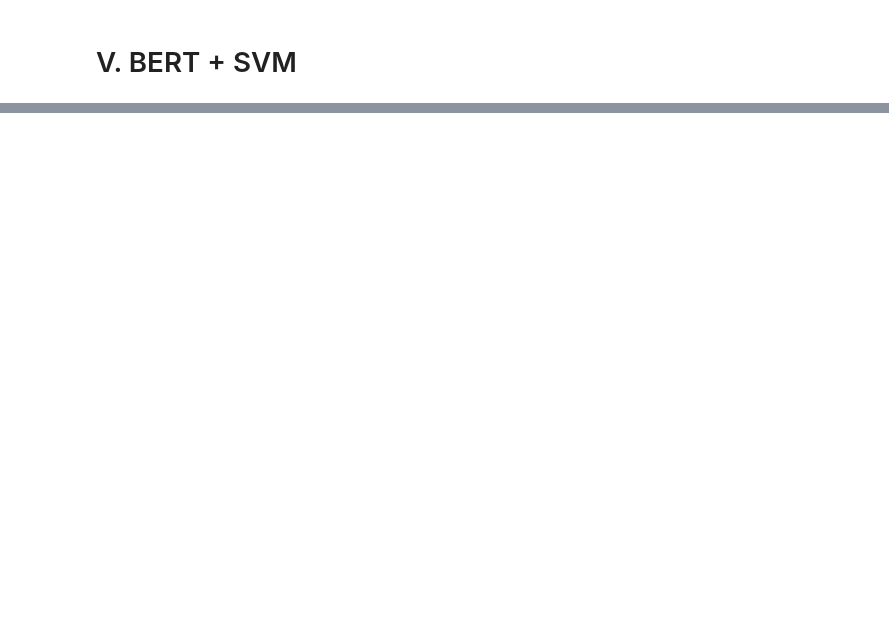
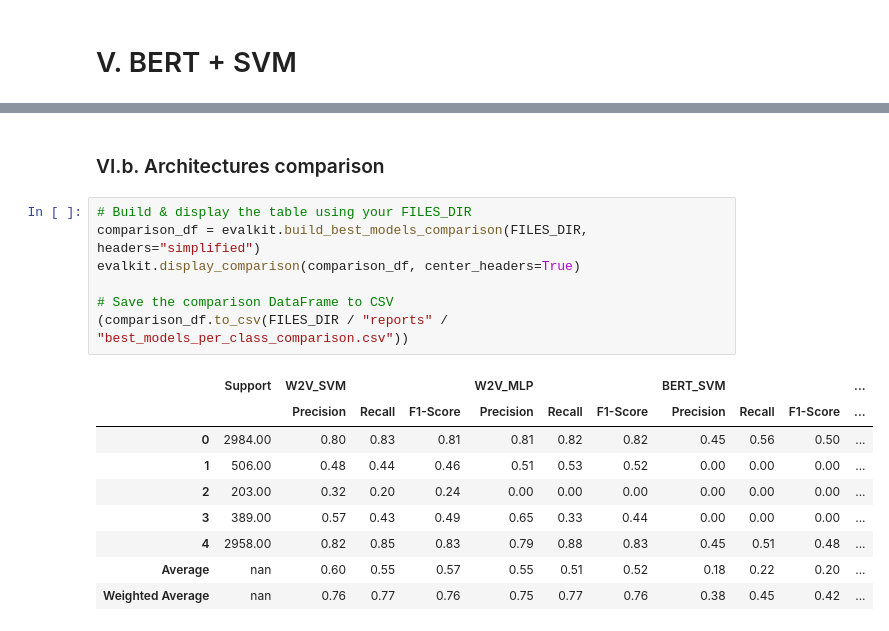
Before and after one commit to antek-lopacz/sentiment_analysis_bitcoin, a Jupyter notebook: main.ipynb, the cells around one changed output, grey strips where cells are left out. Drawn from its saved outputs; the diff is of its cells as text; blank space fills up the shorter version.

```diff
--- a/main.ipynb
+++ b/main.ipynb
@@ -542,0 +1181,19 @@ print("Predicted Class:", class_dict[predicted_class])
+# %% [markdown]
+### VI.b. Architectures comparison
+# %%
+# Build & display the table using your FILES_DIR
+comparison_df = evalkit.build_best_models_comparison(FILES_DIR, headers="simplified")
+evalkit.display_comparison(comparison_df, center_headers=True)
+
+# Save the comparison DataFrame to CSV
+(comparison_df.to_csv(FILES_DIR / "reports" / "best_models_per_class_comparison.csv"))
+# %% [output]
+|  | Support | W2V_SVM |  |  | W2V_MLP |  |  | BERT_SVM |  |  | ... |
+|  |  | Precision | Recall | F1-Score | Precision | Recall | F1-Score | Precision | Recall | F1-Score | ... |
+| 0 | 2984.00 | 0.80 | 0.83 | 0.81 | 0.81 | 0.82 | 0.82 | 0.45 | 0.56 | 0.50 | ... |
+| 1 | 506.00 | 0.48 | 0.44 | 0.46 | 0.51 | 0.53 | 0.52 | 0.00 | 0.00 | 0.00 | ... |
+| 2 | 203.00 | 0.32 | 0.20 | 0.24 | 0.00 | 0.00 | 0.00 | 0.00 | 0.00 | 0.00 | ... |
+| 3 | 389.00 | 0.57 | 0.43 | 0.49 | 0.65 | 0.33 | 0.44 | 0.00 | 0.00 | 0.00 | ... |
+| 4 | 2958.00 | 0.82 | 0.85 | 0.83 | 0.79 | 0.88 | 0.83 | 0.45 | 0.51 | 0.48 | ... |
+| Average | nan | 0.60 | 0.55 | 0.57 | 0.55 | 0.51 | 0.52 | 0.18 | 0.22 | 0.20 | ... |
+| Weighted Average | nan | 0.76 | 0.77 | 0.76 | 0.75 | 0.77 | 0.76 | 0.38 | 0.45 | 0.42 | ... |
```
Also changed, not shown: parts of 98 cells of this notebook, 9 other files.
